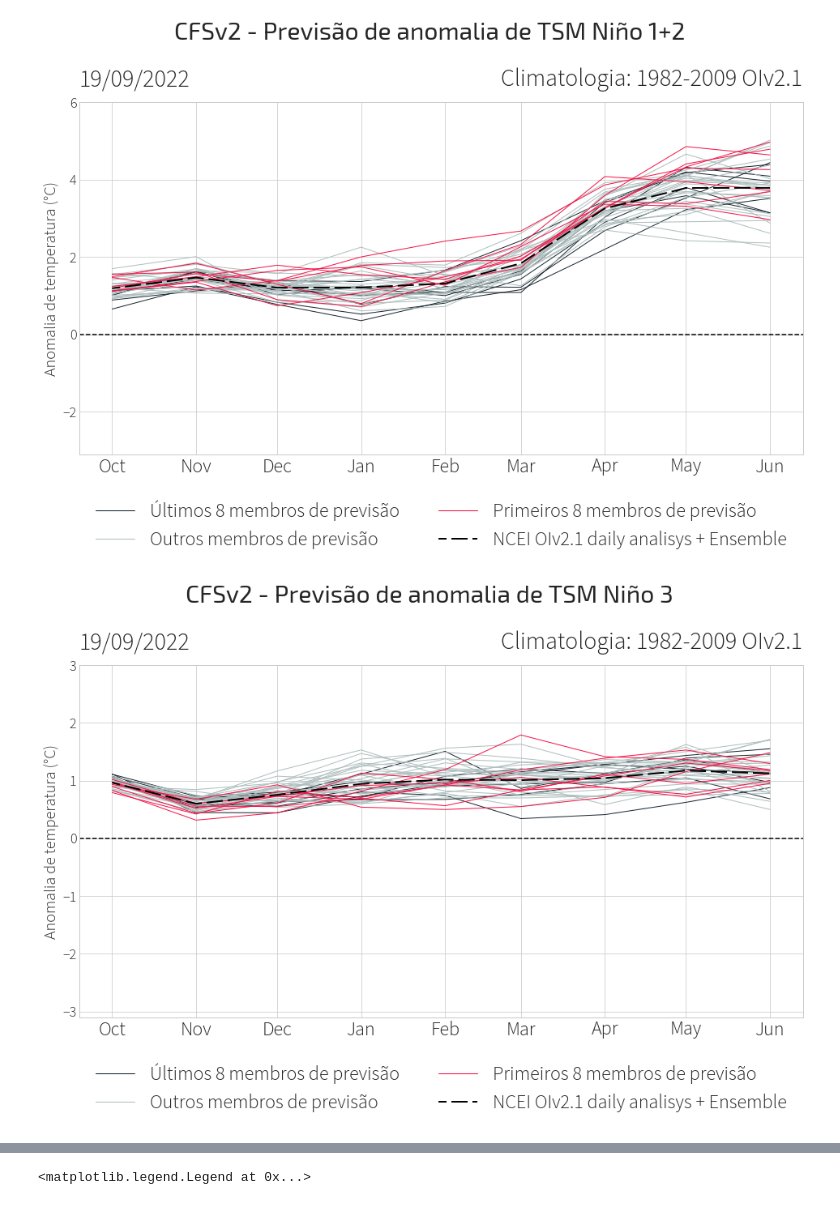
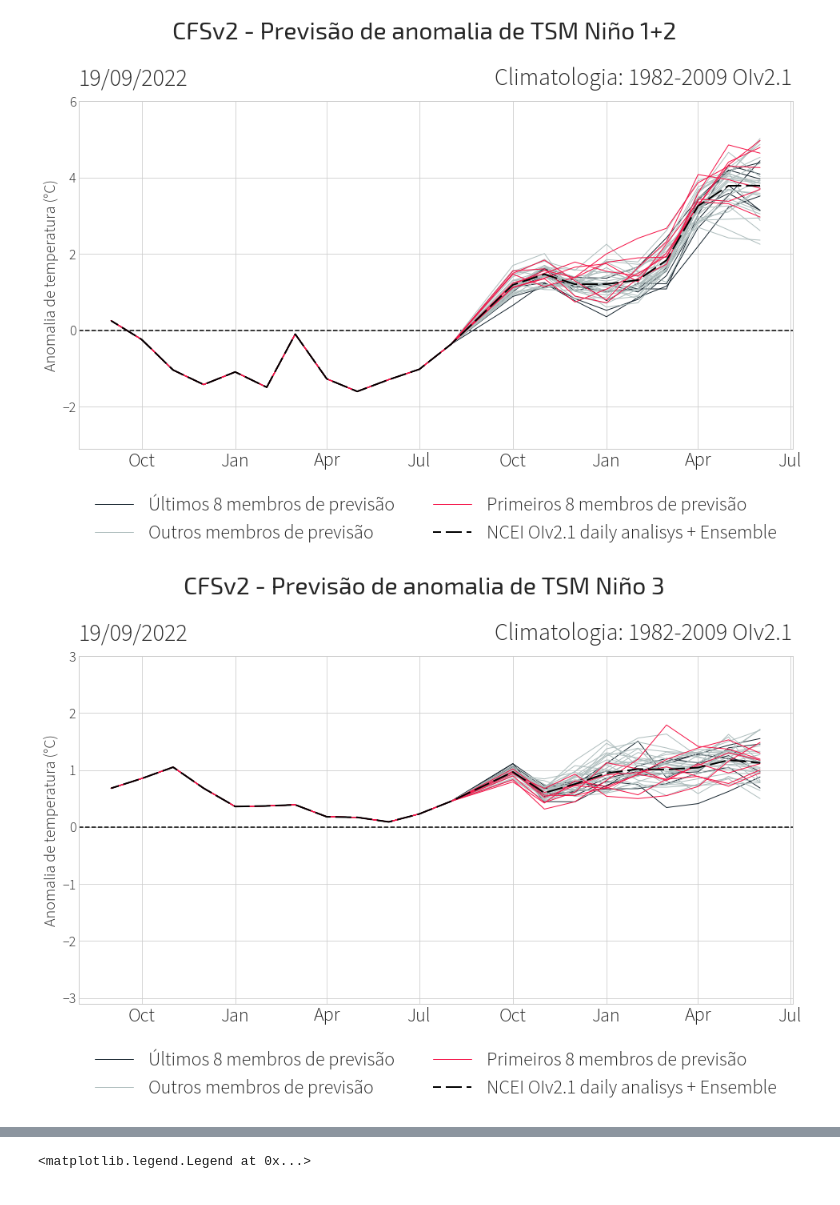
Before and after one commit to Ramonmurilo/cfs_plot_nino, a Jupyter notebook: teste_plot.ipynb, the cells around one changed output, grey strips where cells are left out. Saved outputs shown, nothing was run; the diff lists cells and outputs as text; code cells hidden in the pictures.

Commit message:
IMPLEMENTAÇÃO: plot com histórico

```diff
--- a/teste_plot.ipynb
+++ b/teste_plot.ipynb
@@ -17,5 +17,5 @@ clima_oiv2 = pd.read_csv('oiv2_clima_1982-2009.csv', sep=';', index_col='mes')
 historico_oiv2 = pd.read_csv('oiv2_historico_1981-2022.csv', sep=';', index_col='data')
 clima_texto = "1982-2009 OIv2.1"
 # %%
-historico_oiv2.tail(12)
+historico_para_plot = historico_oiv2.tail(12)
 #clima_oiv2
@@ -117,6 +119,15 @@ def recorte(dataset, mes_int, indice):
     valores_anom = valoresc - clima_oiv2[indice.nome][mes_int] #clima.nino34[mes_int]
 
     return valores_anom
+# %%
+def seleciona_historico(nome_indice, df_historico=historico_oiv2, qtd_meses=12):
+
+    historico_para_plot = df_historico.tail(qtd_meses)
+    dados = {'time': historico_para_plot.index, 'anom': historico_para_plot[nome_indice]}
+    historico = pd.DataFrame(data=dados)
+    historico = historico.reset_index(drop=True)
+
+    return historico
 # %%
 print(f"inicio: {pendulum.now().format('HH:mm:ss')}")
 
@@ -139,7 +150,8 @@ for indice in regioes:
     dict_nino_to_plot = {}
     outro_dict = {}
     for i in range(0,40):
-        dict_nino_to_plot[i] = pd.DataFrame(columns=['time', 'anom']) #nino34
+        nome_indice_anom = f'{indice.nome} anom'
+        dict_nino_to_plot[i] = seleciona_historico(nome_indice=nome_indice_anom)#pd.DataFrame(columns=['time', 'anom']) #nino34
         outro_dict[i] = []
 
     fig, ax = plt.subplots(figsize=(16,8))
@@ -219,2 +248,2 @@ fim: 16:06:50
-[figure, old version]
+[figure, new version]
-[figure, old version]
+[figure, new version]
```
Also changed, not shown: parts of 3 cells of this notebook, 2 other files.
